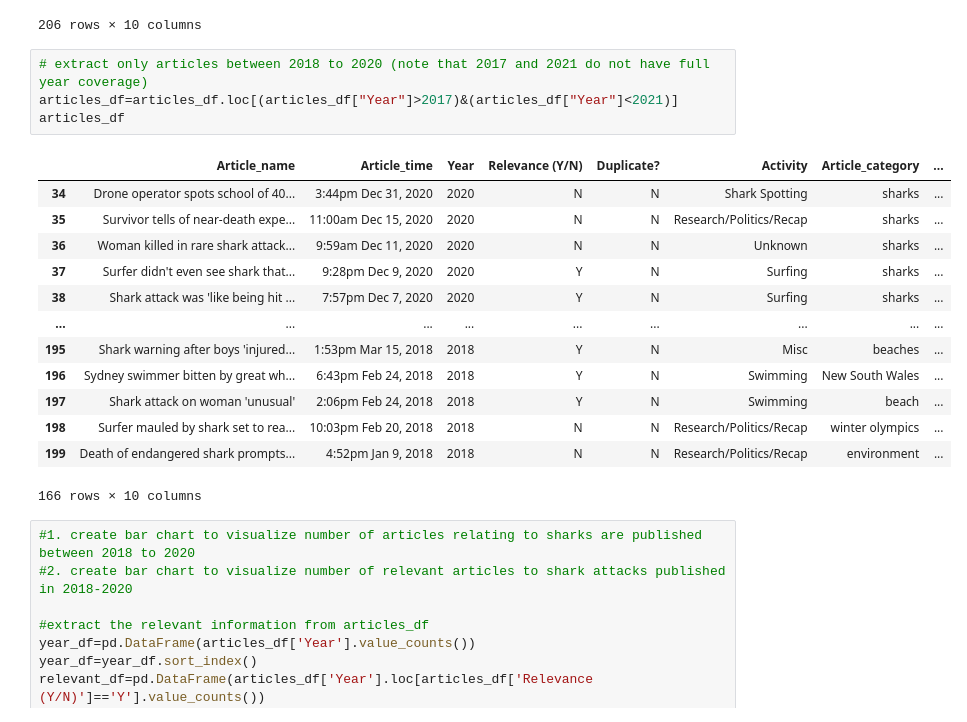
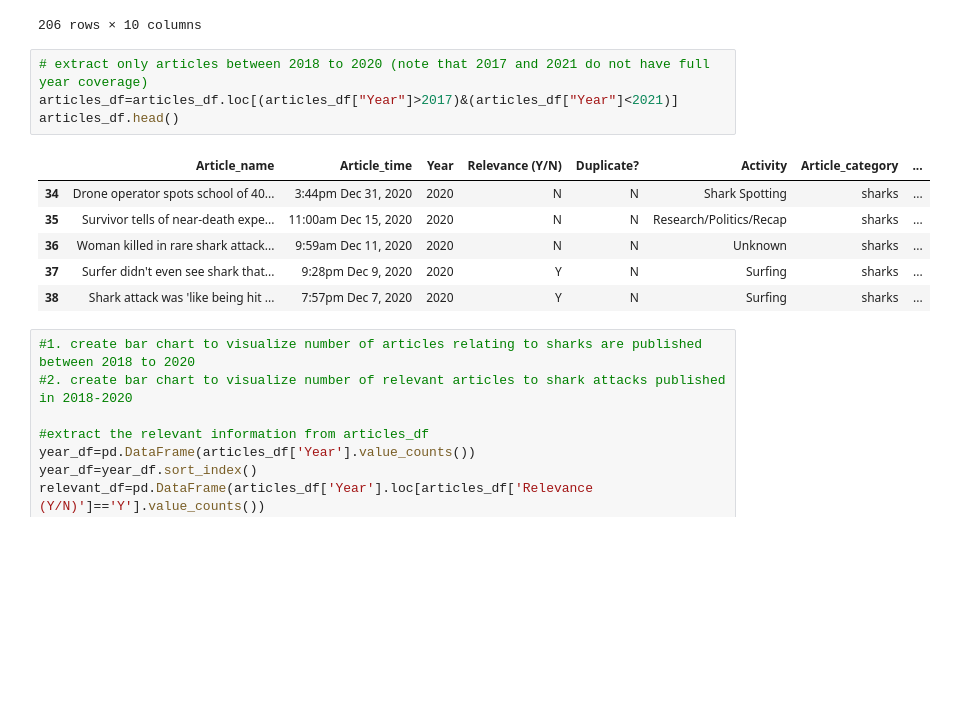
Before and after one commit to CMac-code/Project_Shark, a Jupyter notebook: Kevin's Code/shark_news.ipynb, the cells around one changed output. Drawn from its saved outputs; the diff is of its cells as text; blank space fills up the shorter version.

```diff
--- a/Kevin's Code/shark_news.ipynb
+++ b/Kevin's Code/shark_news.ipynb
@@ -49,21 +34,14 @@ articles_df
 # %%
 # extract only articles between 2018 to 2020 (note that 2017 and 2021 do not have full year coverage)
 articles_df=articles_df.loc[(articles_df["Year"]>2017)&(articles_df["Year"]<2021)]
-articles_df
+articles_df.head()
 # %% [output]
 |  | Article_name | Article_time | Year | Relevance (Y/N) | Duplicate? | Activity | Article_category | ... |
 | 34 | Drone operator spots school of 40... | 3:44pm Dec 31, 2020 | 2020 | N | N | Shark Spotting | sharks | ... |
 | 35 | Survivor tells of near-death expe... | 11:00am Dec 15, 2020 | 2020 | N | N | Research/Politics/Recap | sharks | ... |
 | 36 | Woman killed in rare shark attack... | 9:59am Dec 11, 2020 | 2020 | N | N | Unknown | sharks | ... |
 | 37 | Surfer didn't even see shark that... | 9:28pm Dec 9, 2020 | 2020 | Y | N | Surfing | sharks | ... |
 | 38 | Shark attack was 'like being hit ... | 7:57pm Dec 7, 2020 | 2020 | Y | N | Surfing | sharks | ... |
-| ... | ... | ... | ... | ... | ... | ... | ... | ... |
-| 195 | Shark warning after boys 'injured... | 1:53pm Mar 15, 2018 | 2018 | Y | N | Misc | beaches | ... |
-| 196 | Sydney swimmer bitten by great wh... | 6:43pm Feb 24, 2018 | 2018 | Y | N | Swimming | New South Wales | ... |
-| 197 | Shark attack on woman 'unusual' | 2:06pm Feb 24, 2018 | 2018 | Y | N | Swimming | beach | ... |
-| 198 | Surfer mauled by shark set to rea... | 10:03pm Feb 20, 2018 | 2018 | N | N | Research/Politics/Recap | winter olympics | ... |
-| 199 | Death of endangered shark prompts... | 4:52pm Jan 9, 2018 | 2018 | N | N | Research/Politics/Recap | environment | ... |
-166 rows × 10 columns
 # %%
 #1. create bar chart to visualize number of articles relating to sharks are published between 2018 to 2020
 #2. create bar chart to visualize number of relevant articles to shark attacks published in 2018-2020
```
Also changed, not shown: parts of 3 cells of this notebook, 16 other files.
